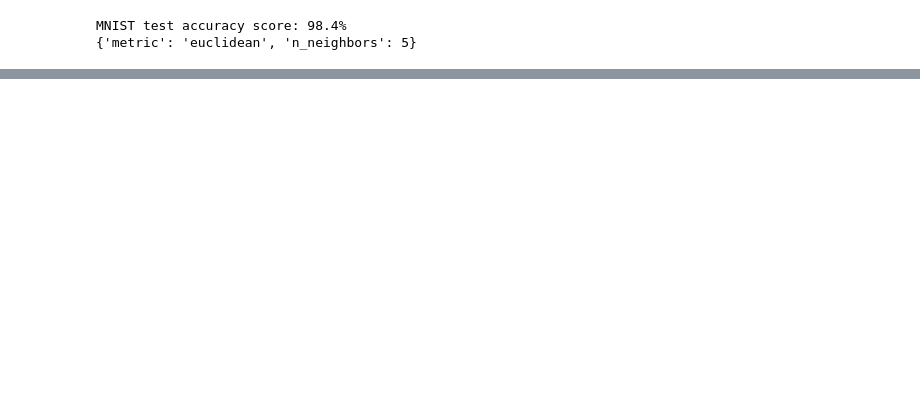
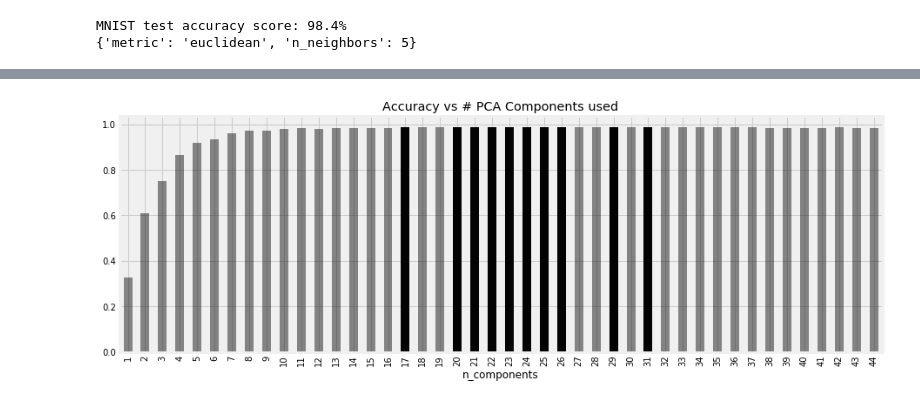
Before and after one commit to PacktPublishing/Hands-On-Machine-Learning-with-scikit-learn-and-Scientific-Python-Toolkits, a Jupyter notebook: chapters/ch05/Digits Embedding.ipynb, the cells around one changed output, grey strips where cells are left out. Cells and saved outputs as stored; diff of their text form; code cells hidden in the pictures; blank space fills up the shorter version.

```diff
--- a/chapters/ch05/Digits Embedding.ipynb
+++ b/chapters/ch05/Digits Embedding.ipynb
@@ -544,7 +563,7 @@ MNIST test accuracy score: 98.4%
 x_train_expanded = np.concatenate([x_train, x_train_restored])
 y_train_expanded = np.concatenate([y_train, y_train])
 
-parameters = {'metric':('manhattan','euclidean'), 'n_neighbors': range(2, 22)}
+parameters = {'metric':('manhattan','euclidean'), 'n_neighbors': range(5, 22)}
 
 knn = KNeighborsClassifier()
 clf = GridSearchCV(knn, param_grid=parameters, scoring='accuracy', cv=5)
@@ -564,0 +627,12 @@ MNIST test accuracy score: 98.2%
+# %%
+df_accuracies = pd.DataFrame(
+    accuracies,
+    columns=['n_components', 'accuracy_score']
+)
+# %%
+df_accuracies = df_accuracies.sort_values(
+    'accuracy_score', ascending=False
+)
+
+df_accuracies['top_score'] = 1
+df_accuracies['top_score'] = df_accuracies['top_score'].cumsum()
@@ -564,0 +649,26 @@ MNIST test accuracy score: 98.2%
+# %%
+df_accuracies = df_accuracies.sort_values(
+    'n_components', ascending=True
+)
+# %%
+fig, ax = plt.subplots(1, 1, figsize=(14, 5))
+
+df_accuracies.set_index('n_components')['accuracy_score'].plot(
+    title='Accuracy vs # PCA Components used',
+    kind='bar',
+    alpha=0.45,
+    color='k',
+    ax=ax
+)
+
+for bar in [
+        shape for shape, score in zip(
+            [child for child in ax.get_children() if isinstance(child, matplotlib.patches.Rectangle)],
+            [ts <= 10 for ts in df_accuracies['top_score'].tolist()]
+        ) if score
+    ]:
+        bar.set_alpha(0.99)
+
+fig.show()
+# %% [output]
+[figure, added]
```
Also changed, not shown: parts of 7 cells of this notebook, 3 other files.
